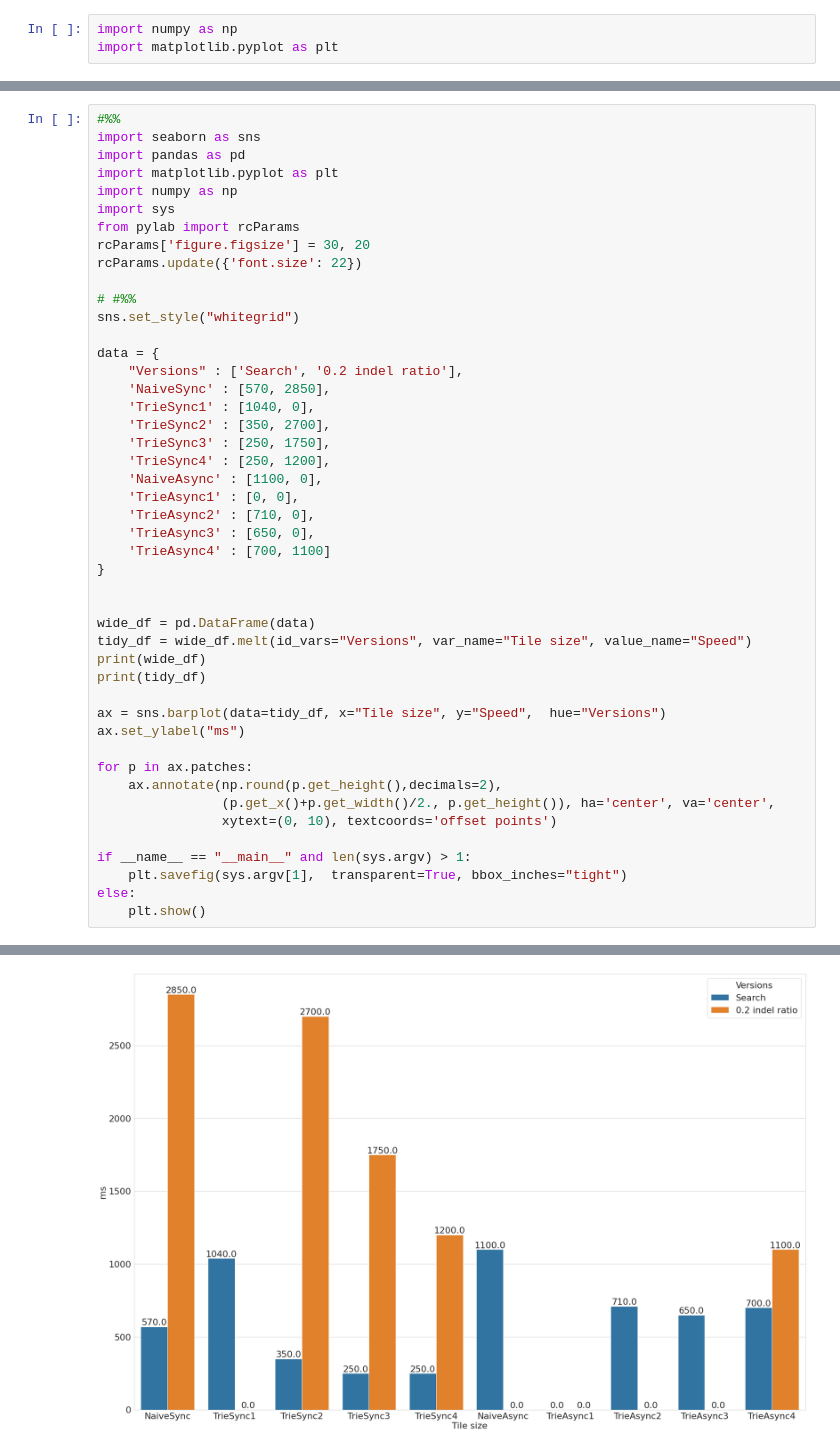
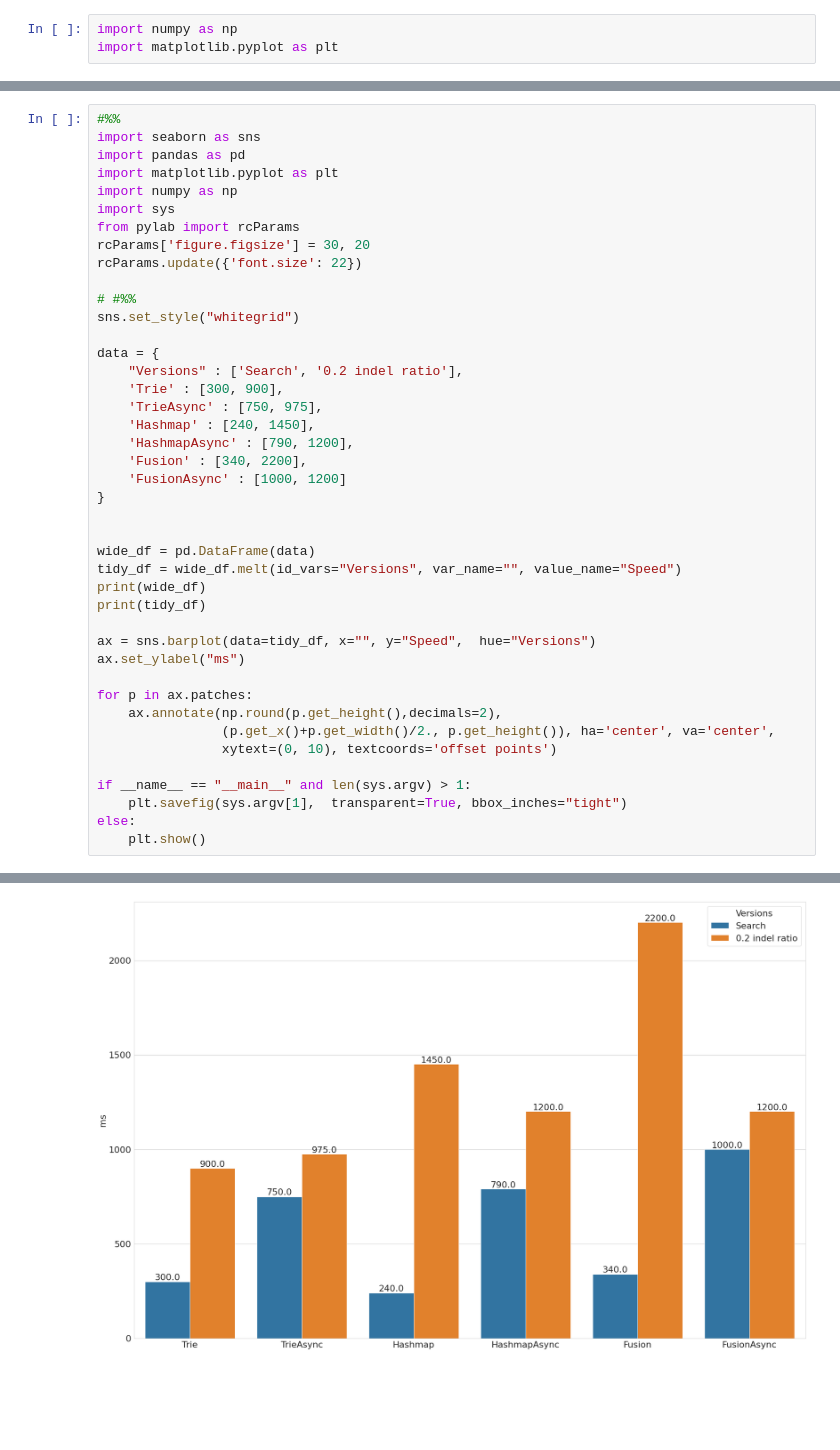
Before and after one commit to theolepage/cpp-concurrent-dictionary, a Jupyter notebook: bench_result/Benchmark.ipynb, the cells around one changed output, grey strips where cells are left out. Saved outputs shown, nothing was run; the diff lists cells and outputs as text; blank space fills up the shorter version.

```diff
--- a/bench_result/Benchmark.ipynb
+++ b/bench_result/Benchmark.ipynb
@@ -79,25 +91,21 @@ sns.set_style("whitegrid")
 
 data = {
     "Versions" : ['Search', '0.2 indel ratio'],
-    'NaiveSync' : [570, 2850],
-    'TrieSync1' : [1040, 0],
-    'TrieSync2' : [350, 2700],
-    'TrieSync3' : [250, 1750],
-    'TrieSync4' : [250, 1200],
-    'NaiveAsync' : [1100, 0],
-    'TrieAsync1' : [0, 0],
-    'TrieAsync2' : [710, 0],
-    'TrieAsync3' : [650, 0],
-    'TrieAsync4' : [700, 1100]
+    'Trie' : [300, 900],
+    'TrieAsync' : [750, 975],
+    'Hashmap' : [240, 1450],
+    'HashmapAsync' : [790, 1200],
+    'Fusion' : [340, 2200],
+    'FusionAsync' : [1000, 1200]
 }
 
 
 wide_df = pd.DataFrame(data)
-tidy_df = wide_df.melt(id_vars="Versions", var_name="Tile size", value_name="Speed")
+tidy_df = wide_df.melt(id_vars="Versions", var_name="", value_name="Speed")
 print(wide_df)
 print(tidy_df)
 
-ax = sns.barplot(data=tidy_df, x="Tile size", y="Speed",  hue="Versions")
+ax = sns.barplot(data=tidy_df, x="", y="Speed",  hue="Versions")
 ax.set_ylabel("ms")
 
 for p in ax.patches:
@@ -130 +141 @@ else:
-[figure, old version]
+[figure, new version]
```
Also changed, not shown: parts of 2 cells of this notebook.
